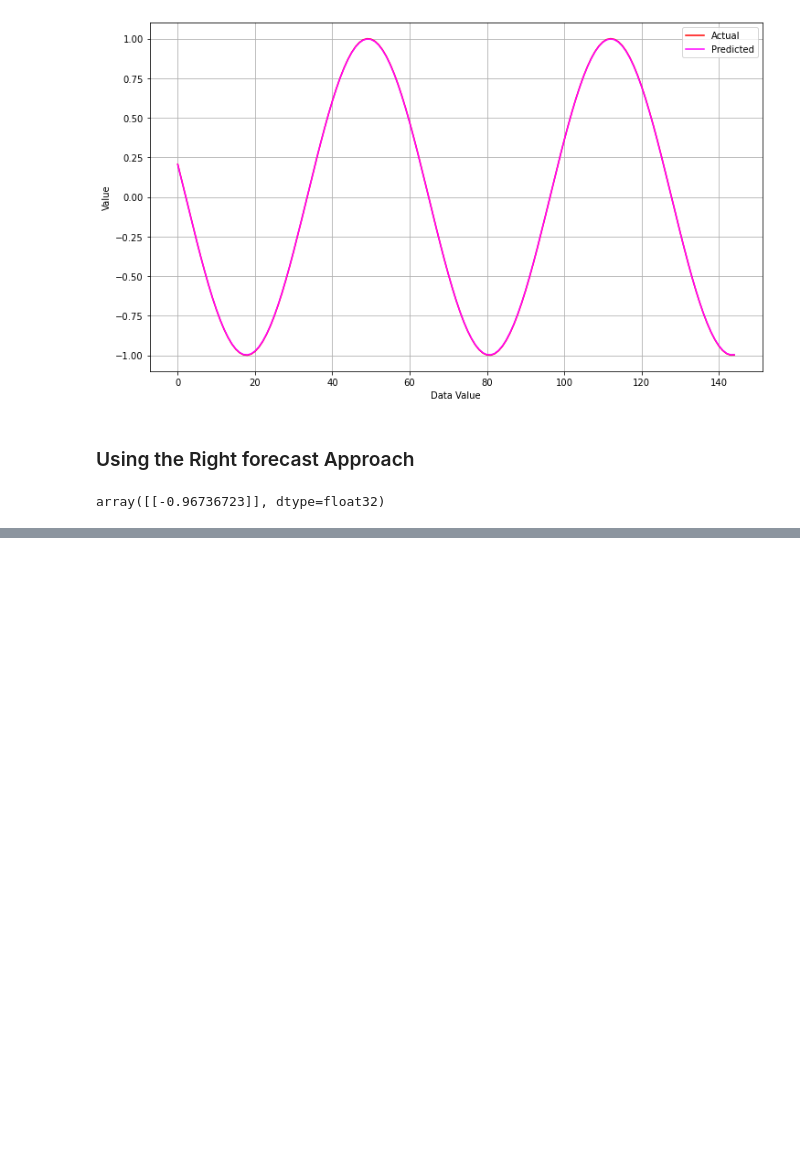
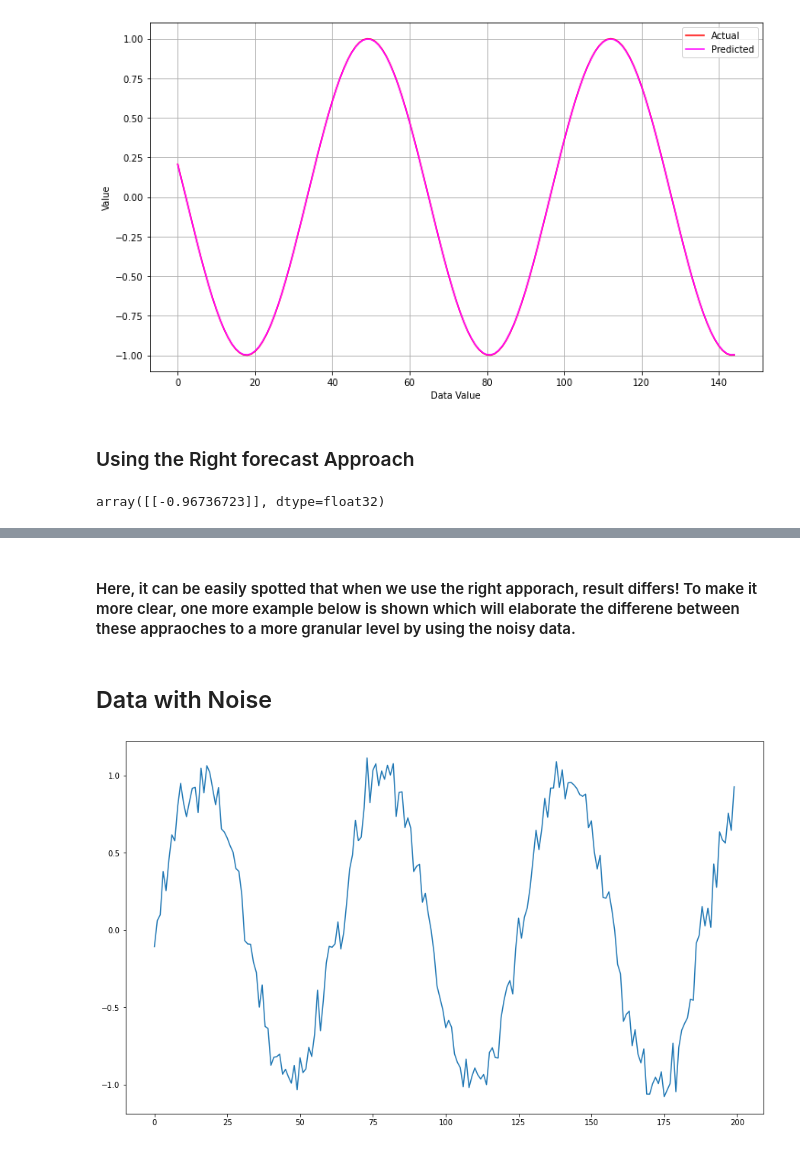
Before and after one commit to HarshitDawar55/Machine_And_Deep_Learning, a Jupyter notebook: Projects/Deep_Learning_Projects/AutoRegressor-Model-RNN-Basics/AutoRegressor Model.ipynb, the cells around one changed output, grey strips where cells are left out. Drawn from its saved outputs; the diff is of its cells as text; code cells hidden in the pictures; blank space fills up the shorter version.

Commit message:
Explained everything with noise even!

```diff
--- a/Projects/Deep_Learning_Projects/AutoRegressor-Model-RNN-Basics/AutoRegressor Model.ipynb
+++ b/Projects/Deep_Learning_Projects/AutoRegressor-Model-RNN-Basics/AutoRegressor Model.ipynb
@@ -137,0 +138,11 @@ plt.show()
+# %% [markdown]
+#### Here, it can be easily spotted that when we use the right apporach, result differs! To make it more clear, one more example below is shown which will elaborate the differene between these appraoches to a more granular level by using the noisy data.
+# %% [markdown]
+## Data with Noise
+# %%
+timeSeriesData = np.sin(0.1 * np.arange(200)) + np.random.randn(200) * 0.1
+plt.figure(figsize = (15, 9))
+plt.plot(timeSeriesData)
+plt.show()
+# %% [output]
+[figure, added]
```
Also changed, not shown: parts of 11 cells of this notebook.
